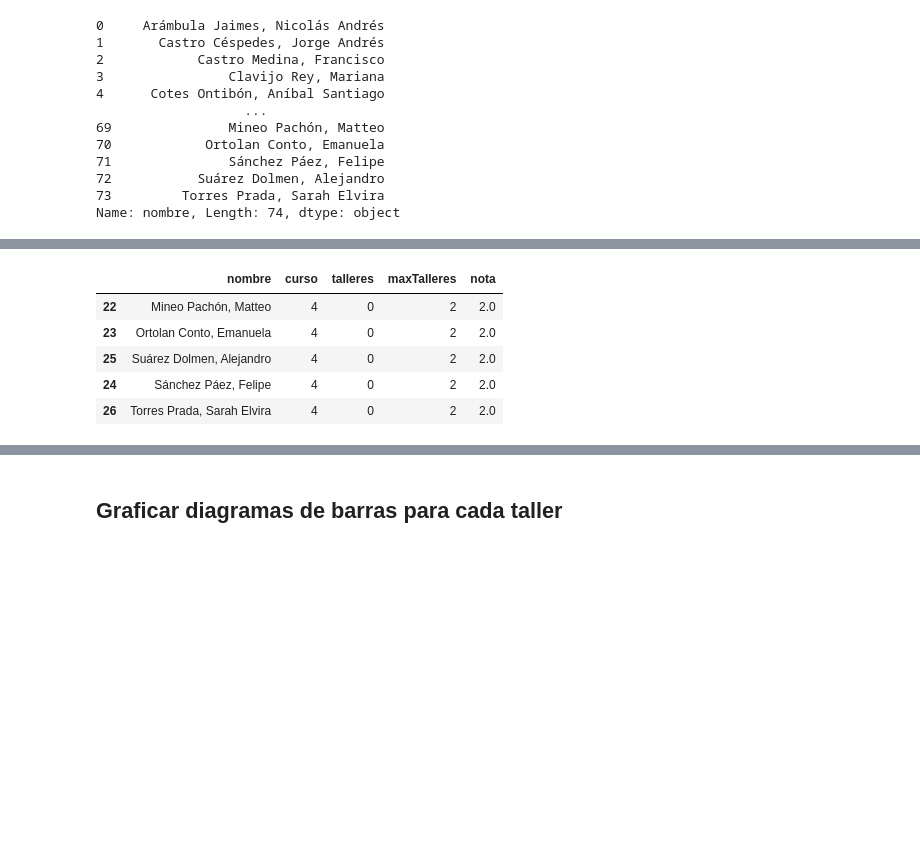
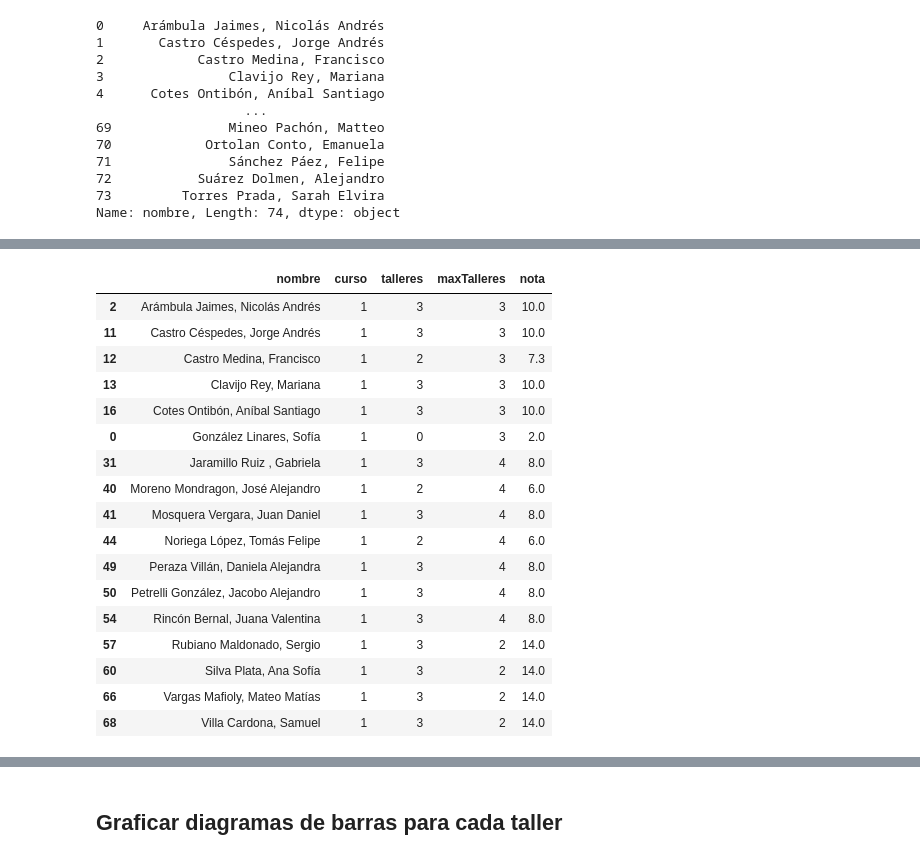
Before and after one commit to lalbricenov/pruebaEjercicios, a Jupyter notebook: Analysis.ipynb, the cells around one changed output, grey strips where cells are left out. Saved outputs shown, nothing was run; the diff lists cells and outputs as text; code cells hidden in the pictures; blank space fills up the shorter version.

Commit message:
Taller campo electrico 2,quarta liceo

```diff
--- a/Analysis.ipynb
+++ b/Analysis.ipynb
@@ -227,15 +231,27 @@ for index in participation.index:
     curso = participation.iloc[index]['curso']
     maxTalleres.append(numTalleres.loc[curso, "talleres"])
 participation['maxTalleres']    = maxTalleres
-# %%
-participation.tail()
-# %% [output]
-|  | nombre | curso | talleres | maxTalleres | nota |
-| 22 | Mineo Pachón, Matteo | 4 | 0 | 2 | 2.0 |
-| 23 | Ortolan Conto, Emanuela | 4 | 0 | 2 | 2.0 |
-| 25 | Suárez Dolmen, Alejandro | 4 | 0 | 2 | 2.0 |
-| 24 | Sánchez Páez, Felipe | 4 | 0 | 2 | 2.0 |
-| 26 | Torres Prada, Sarah Elvira | 4 | 0 | 2 | 2.0 |
+# %%
+participation[participation["curso"]=="1"]
+# %% [output]
+|  | nombre | curso | talleres | maxTalleres | nota |
+| 2 | Arámbula Jaimes, Nicolás Andrés | 1 | 3 | 3 | 10.0 |
+| 11 | Castro Céspedes, Jorge Andrés | 1 | 3 | 3 | 10.0 |
+| 12 | Castro Medina, Francisco | 1 | 2 | 3 | 7.3 |
+| 13 | Clavijo Rey, Mariana | 1 | 3 | 3 | 10.0 |
+| 16 | Cotes Ontibón, Aníbal Santiago | 1 | 3 | 3 | 10.0 |
+| 0 | González Linares, Sofía | 1 | 0 | 3 | 2.0 |
+| 31 | Jaramillo Ruiz , Gabriela | 1 | 3 | 4 | 8.0 |
+| 40 | Moreno Mondragon, José Alejandro | 1 | 2 | 4 | 6.0 |
+| 41 | Mosquera Vergara, Juan Daniel | 1 | 3 | 4 | 8.0 |
+| 44 | Noriega López, Tomás Felipe | 1 | 2 | 4 | 6.0 |
+| 49 | Peraza Villán, Daniela Alejandra | 1 | 3 | 4 | 8.0 |
+| 50 | Petrelli González, Jacobo Alejandro | 1 | 3 | 4 | 8.0 |
+| 54 | Rincón Bernal, Juana Valentina | 1 | 3 | 4 | 8.0 |
+| 57 | Rubiano Maldonado, Sergio | 1 | 3 | 2 | 14.0 |
+| 60 | Silva Plata, Ana Sofía | 1 | 3 | 2 | 14.0 |
+| 66 | Vargas Mafioly, Mateo Matías | 1 | 3 | 2 | 14.0 |
+| 68 | Villa Cardona, Samuel | 1 | 3 | 2 | 14.0 |
 # %%
 participation['nota'] = round(2 + 8 * participation['talleres']/participation['maxTalleres'],1)
 # %%
```
Also changed, not shown: parts of 13 cells of this notebook, 15 other files.
